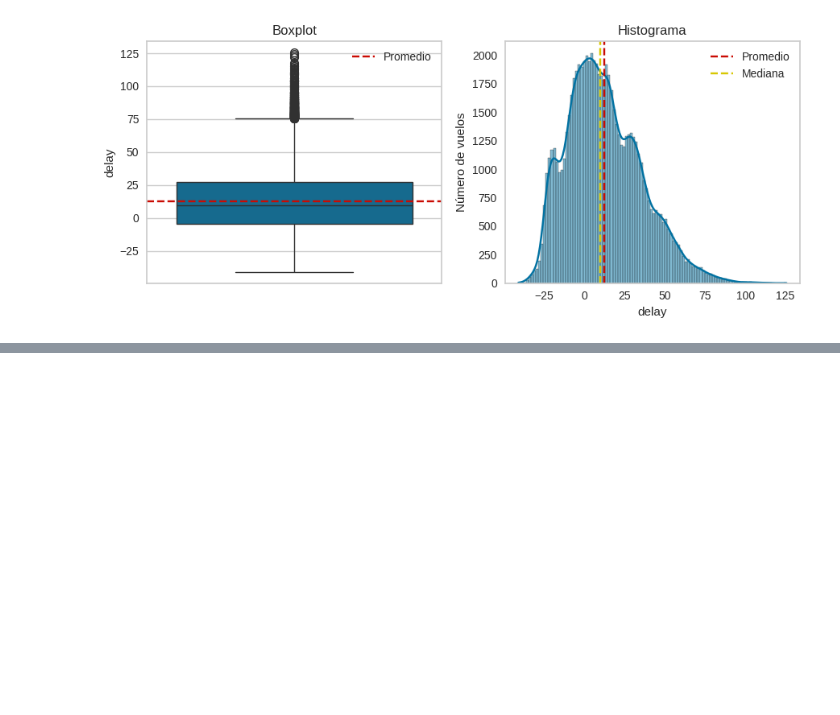
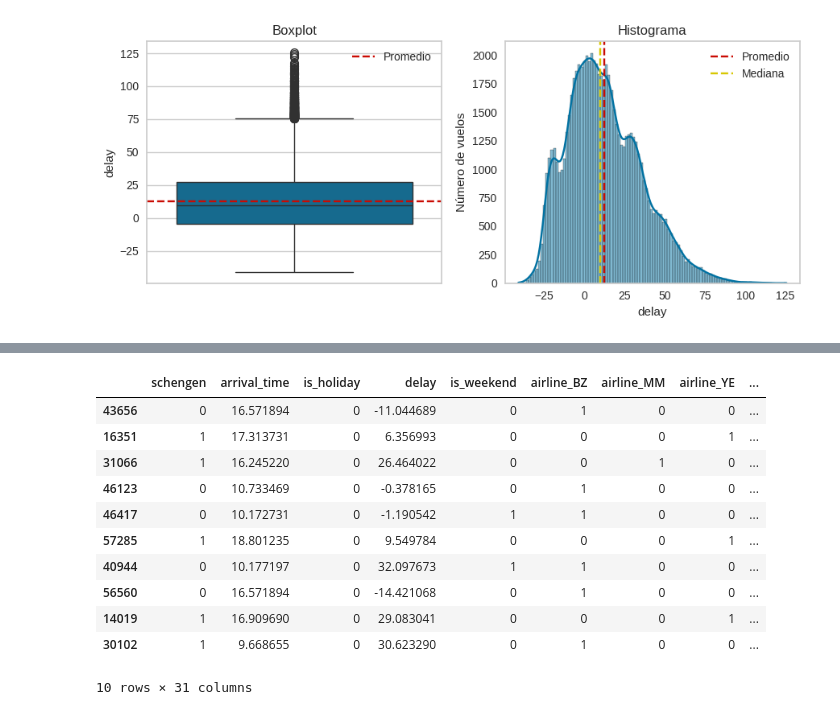
Before and after one commit to kevirui/prevision-de-atrasos-de-vuelos, a Jupyter notebook: practice.ipynb, the cells around one changed output, grey strips where cells are left out. Saved outputs shown, nothing was run; the diff lists cells and outputs as text; code cells hidden in the pictures; blank space fills up the shorter version.

```diff
--- a/practice.ipynb
+++ b/practice.ipynb
@@ -196,0 +215,4 @@ plt.show()
+# %%
+data['is_weekend'] = data['date'].dt.weekday.isin([5, 6])
+data['day_name'] = data['date'].dt.day_name()
+data.sample(5)
@@ -196,0 +254,5 @@ plt.show()
+# %%
+data['schengen'] = data['schengen'].replace({'non-schengen':0, 'schengen':1})
+data['is_holiday'] = data['is_holiday'].replace({False:0, True:1})
+data['is_weekend'] = data['is_weekend'].replace({False:0, True:1})
+data.sample(3)
@@ -196,0 +264,4 @@ plt.show()
+# %%
+categoricas = ['airline', 'aircraft_type', 'origin', 'day_name']
+
+pd.get_dummies(data=data, columns=categoricas, dtype=int).head()
@@ -196,0 +276,3 @@ plt.show()
+# %%
+datos_codificados = pd.get_dummies(data=data, columns=categoricas, dtype=int)
+datos_codificados.sample(5)
@@ -196,0 +313,16 @@ plt.show()
+# %%
+df = datos_codificados.drop(columns=['flight_id', 'departure_time', 'day', 'year', 'date'])
+df.sample(10)
+# %% [output]
+|  | schengen | arrival_time | is_holiday | delay | is_weekend | airline_BZ | airline_MM | airline_YE | ... |
+| 43656 | 0 | 16.571894 | 0 | -11.044689 | 0 | 1 | 0 | 0 | ... |
+| 16351 | 1 | 17.313731 | 0 | 6.356993 | 0 | 0 | 0 | 1 | ... |
+| 31066 | 1 | 16.245220 | 0 | 26.464022 | 0 | 0 | 1 | 0 | ... |
+| 46123 | 0 | 10.733469 | 0 | -0.378165 | 0 | 1 | 0 | 0 | ... |
+| 46417 | 0 | 10.172731 | 0 | -1.190542 | 1 | 1 | 0 | 0 | ... |
+| 57285 | 1 | 18.801235 | 0 | 9.549784 | 0 | 0 | 0 | 1 | ... |
+| 40944 | 0 | 10.177197 | 0 | 32.097673 | 1 | 1 | 0 | 0 | ... |
+| 56560 | 0 | 16.571894 | 0 | -14.421068 | 0 | 1 | 0 | 0 | ... |
+| 14019 | 1 | 16.909690 | 0 | 29.083041 | 0 | 0 | 0 | 1 | ... |
+| 30102 | 1 | 9.668655 | 0 | 30.623290 | 0 | 1 | 0 | 0 | ... |
+10 rows × 31 columns
```
Also changed, not shown: parts of 15 cells of this notebook.
